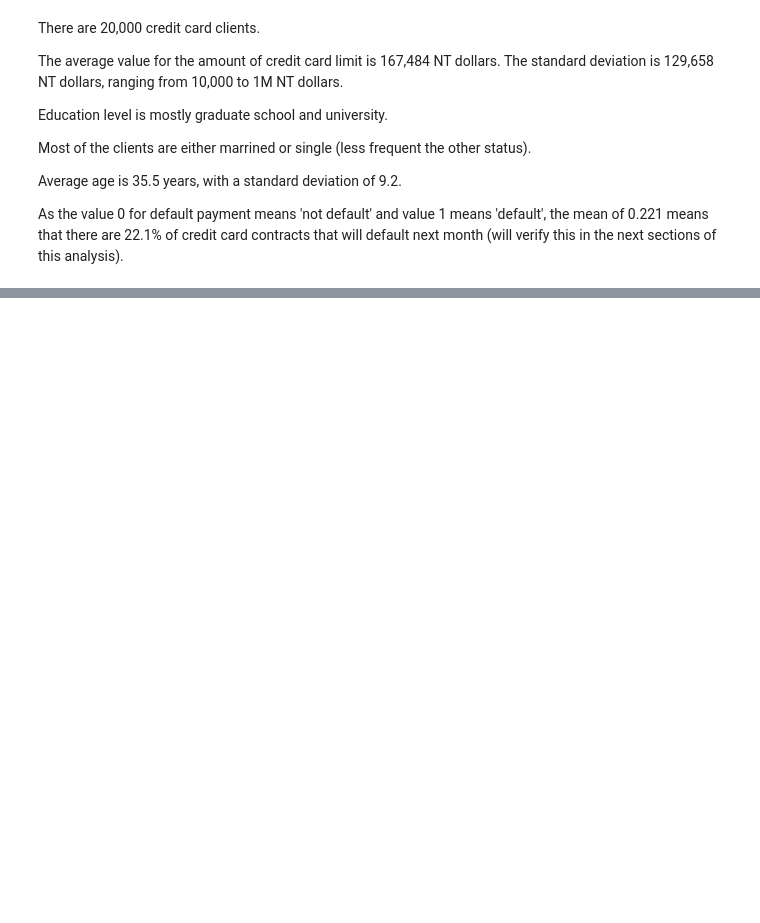
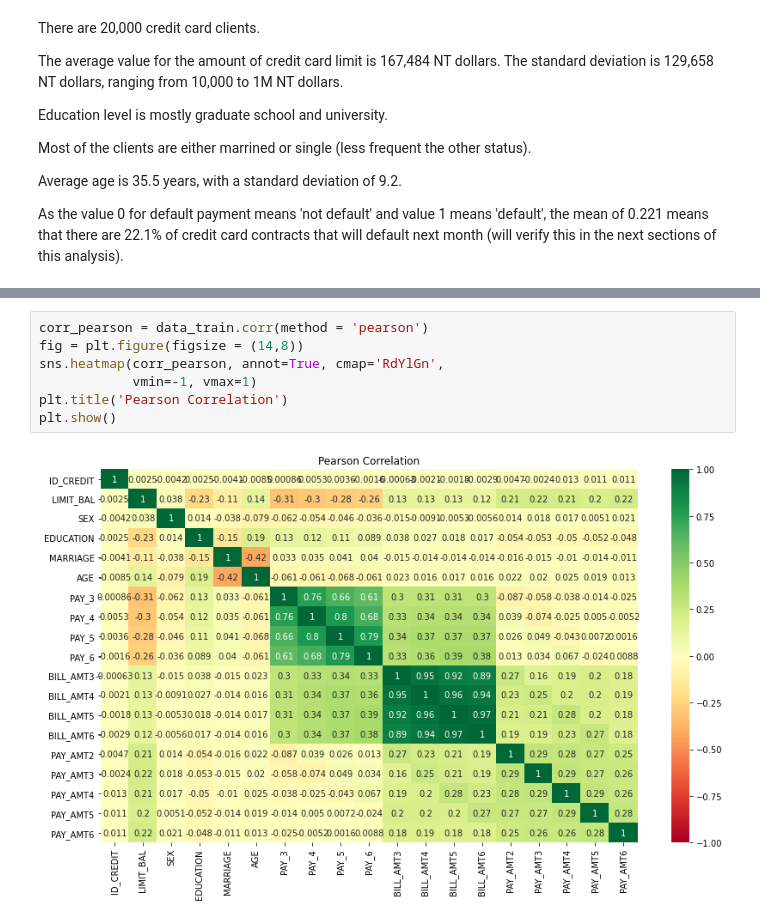
Before and after one commit to alexwems1/Credit-card-status-payment, a Jupyter notebook: Customer status payment prediction .ipynb, the cells around one changed output, grey strips where cells are left out. Cells and saved outputs as stored; diff of their text form; blank space fills up the shorter version.

```diff
--- a/Customer status payment prediction .ipynb
+++ b/Customer status payment prediction .ipynb
@@ -236 +272,10 @@ for i in con_col:
 ... (4 outputs left out)
+# %%
+corr_pearson = data_train.corr(method = 'pearson')
+fig = plt.figure(figsize = (14,8))
+sns.heatmap(corr_pearson, annot=True, cmap='RdYlGn',
+            vmin=-1, vmax=1)
+plt.title('Pearson Correlation')
+plt.show()
+# %% [output]
+[figure, added]
```
Also changed, not shown: parts of 10 cells of this notebook.
